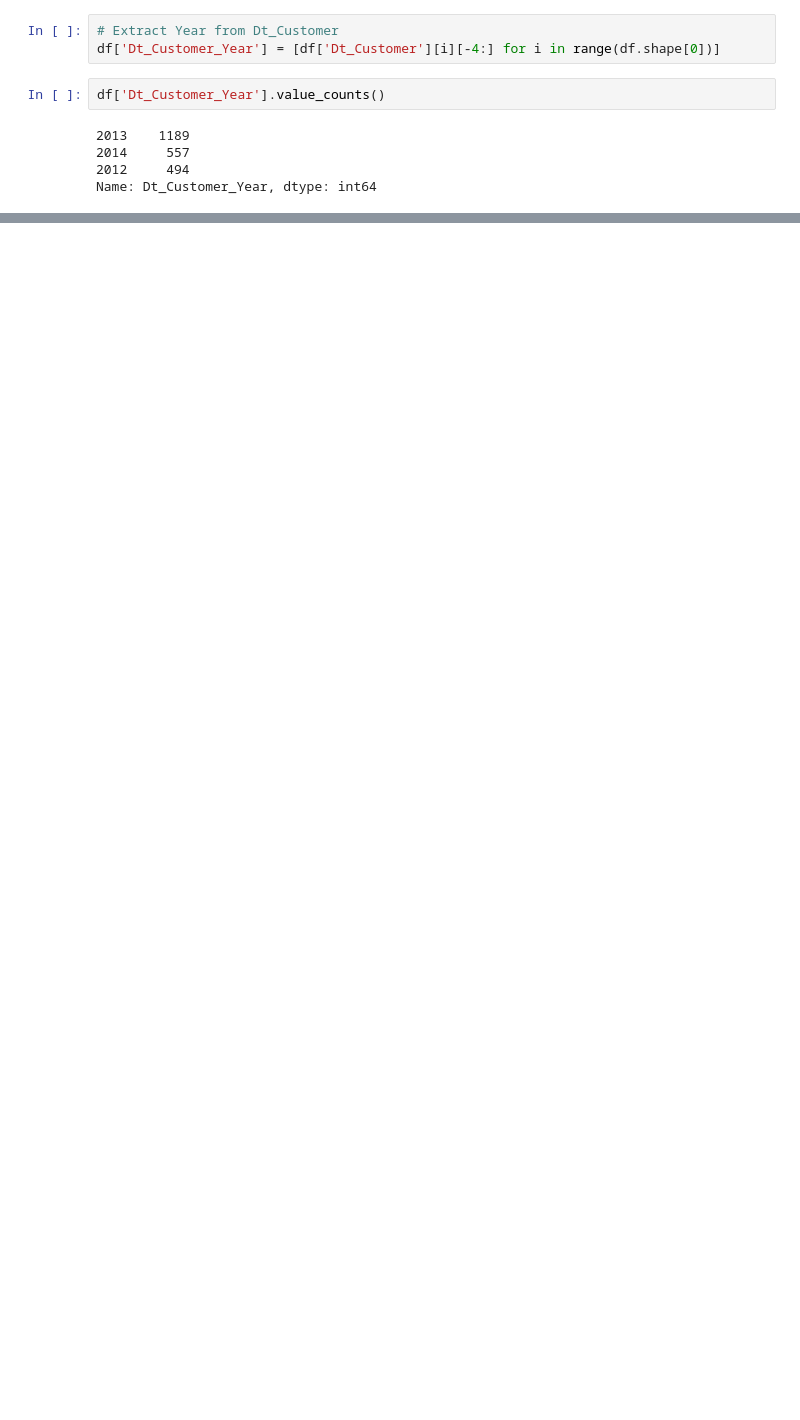
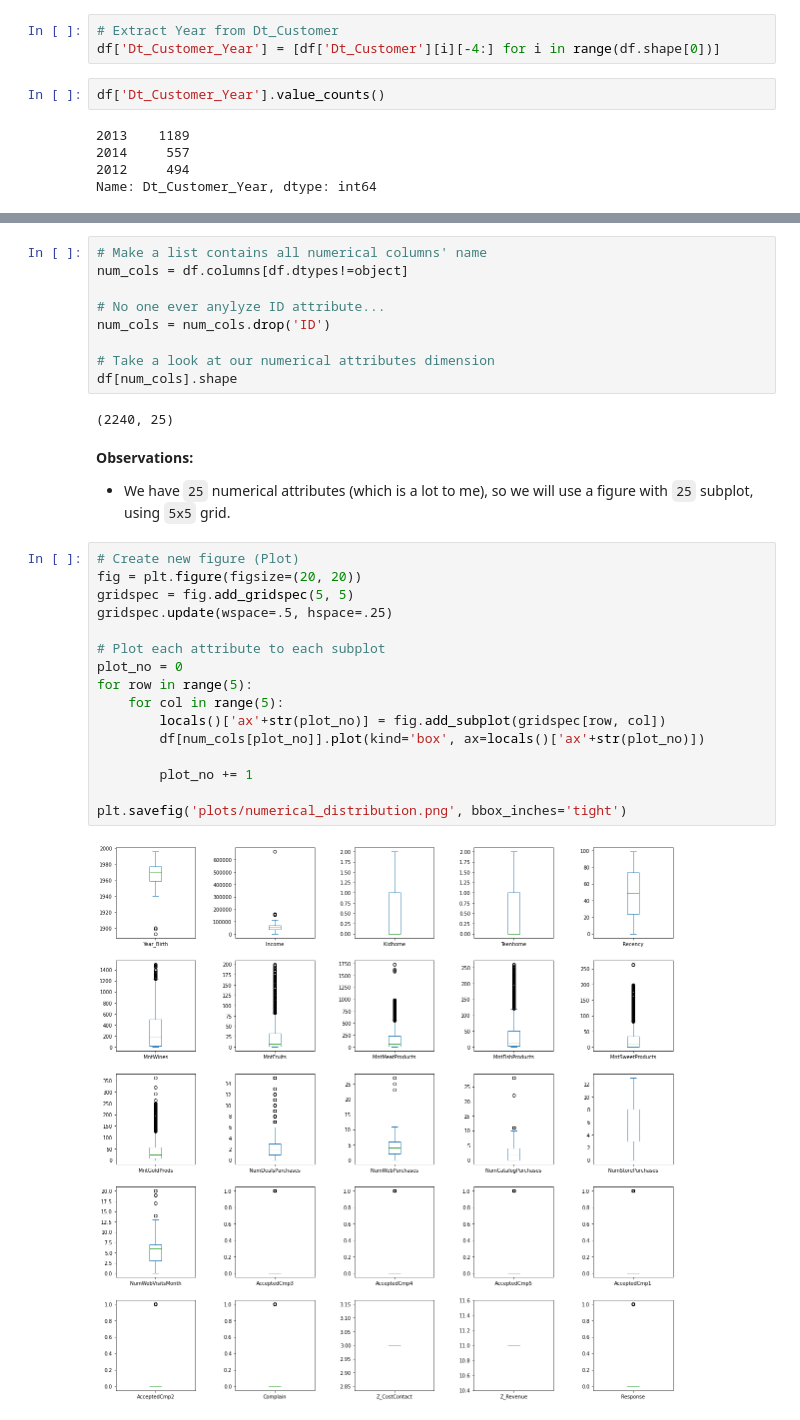
Before and after one commit to tannd-ds/ds-practice, a Jupyter notebook: customer-personality-analysis/Customer Personality Analysis.ipynb, the cells around one changed output, grey strips where cells are left out. Drawn from its saved outputs; the diff is of its cells as text; blank space fills up the shorter version.

```diff
--- a/customer-personality-analysis/Customer Personality Analysis.ipynb
+++ b/customer-personality-analysis/Customer Personality Analysis.ipynb
@@ -180,0 +194,32 @@ df['Dt_Customer_Year'].value_counts().plot(kind='bar', ax=ax2)
+# %%
+# Make a list contains all numerical columns' name
+num_cols = df.columns[df.dtypes!=object]
+
+# No one ever anylyze ID attribute...
+num_cols = num_cols.drop('ID')
+
+# Take a look at our numerical attributes dimension
+df[num_cols].shape
+# %% [output]
+(2240, 25)
+# %% [markdown]
+**Observations:**
+- We have `25` numerical attributes (which is a lot to me), so we will use a figure with `25` subplot, using `5x5` grid.
+# %%
+# Create new figure (Plot)
+fig = plt.figure(figsize=(20, 20))
+gridspec = fig.add_gridspec(5, 5)
+gridspec.update(wspace=.5, hspace=.25)
+
+# Plot each attribute to each subplot
+plot_no = 0
+for row in range(5):
+    for col in range(5):
+        locals()['ax'+str(plot_no)] = fig.add_subplot(gridspec[row, col])
+        df[num_cols[plot_no]].plot(kind='box', ax=locals()['ax'+str(plot_no)])
+
+        plot_no += 1
+
+plt.savefig('plots/numerical_distribution.png', bbox_inches='tight')
+# %% [output]
+[figure, added]
```
Also changed, not shown: parts of 11 cells of this notebook, 4 other files.
